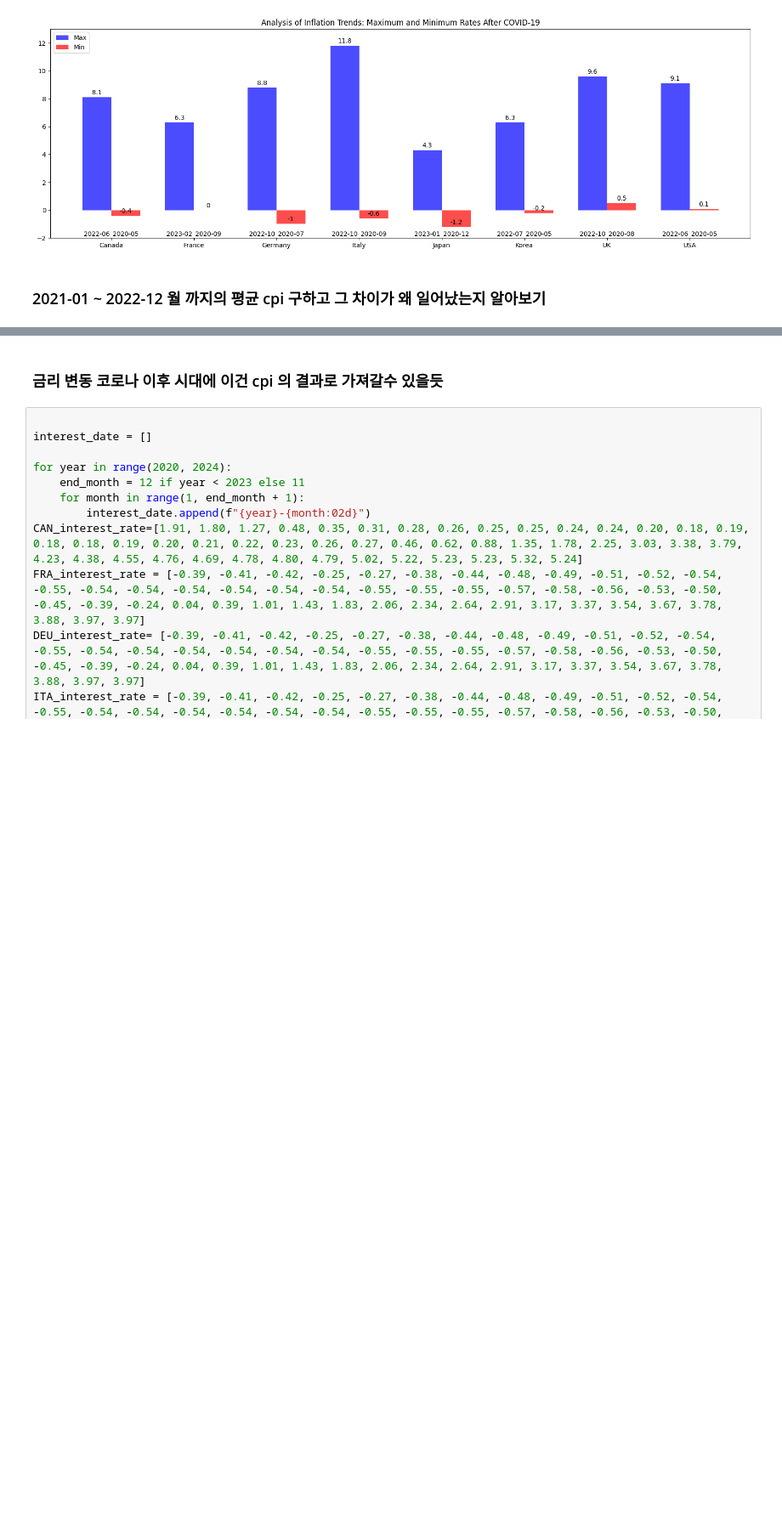
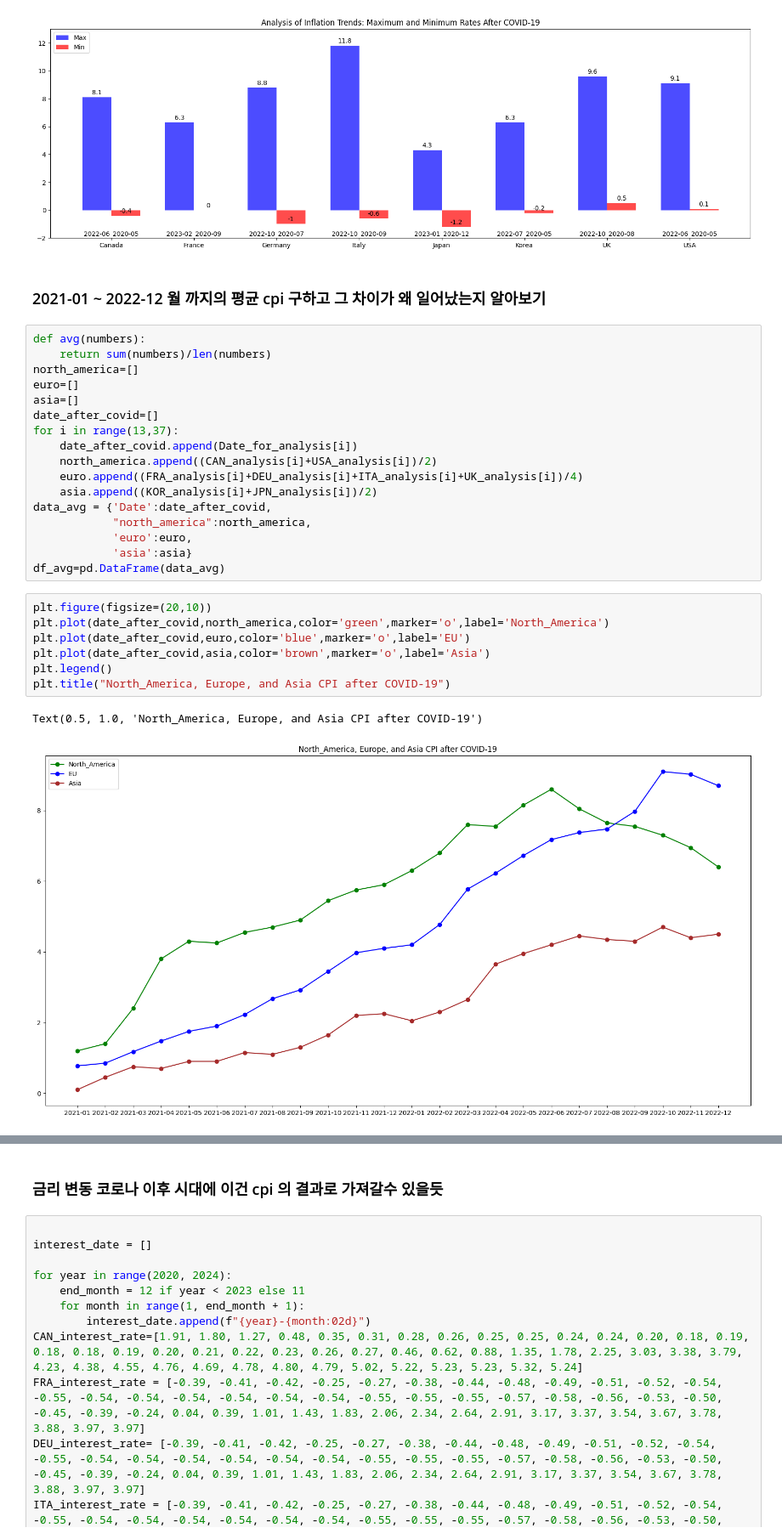
Before and after one commit to WonwooJacobSong/G7_Korea_cpidata, a Jupyter notebook: inflation_data.ipynb, the cells around one changed output, grey strips where cells are left out. Shown at 85% size. Saved outputs shown, nothing was run; the diff lists cells and outputs as text; blank space fills up the shorter version.

```diff
--- a/inflation_data.ipynb
+++ b/inflation_data.ipynb
@@ -250,3 +216,30 @@ plt.show()
 [figure]
 # %% [markdown]
 ### 2021-01 ~ 2022-12 월 까지의 평균 cpi 구하고 그 차이가 왜 일어났는지 알아보기
+# %%
+def avg(numbers):
+    return sum(numbers)/len(numbers)
+north_america=[]
+euro=[]
+asia=[]
+date_after_covid=[]
+for i in range(13,37):
+    date_after_covid.append(Date_for_analysis[i])
+    north_america.append((CAN_analysis[i]+USA_analysis[i])/2)
+    euro.append((FRA_analysis[i]+DEU_analysis[i]+ITA_analysis[i]+UK_analysis[i])/4)
+    asia.append((KOR_analysis[i]+JPN_analysis[i])/2)
+data_avg = {'Date':date_after_covid,
+            "north_america":north_america,
+            'euro':euro,
+            'asia':asia}
+df_avg=pd.DataFrame(data_avg)
+# %%
+plt.figure(figsize=(20,10))
+plt.plot(date_after_covid,north_america,color='green',marker='o',label='North_America')
+plt.plot(date_after_covid,euro,color='blue',marker='o',label='EU')
+plt.plot(date_after_covid,asia,color='brown',marker='o',label='Asia')
+plt.legend()
+plt.title("North_America, Europe, and Asia CPI after COVID-19")
+# %% [output]
+Text(0.5, 1.0, 'North_America, Europe, and Asia CPI after COVID-19')
+[figure, added]
```
Also changed, not shown: parts of 9 cells of this notebook.
